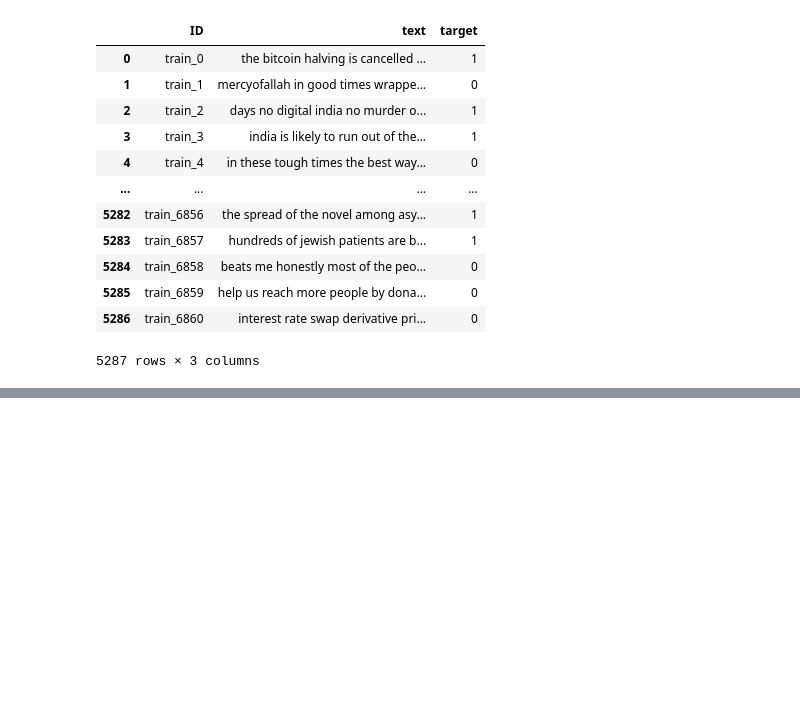
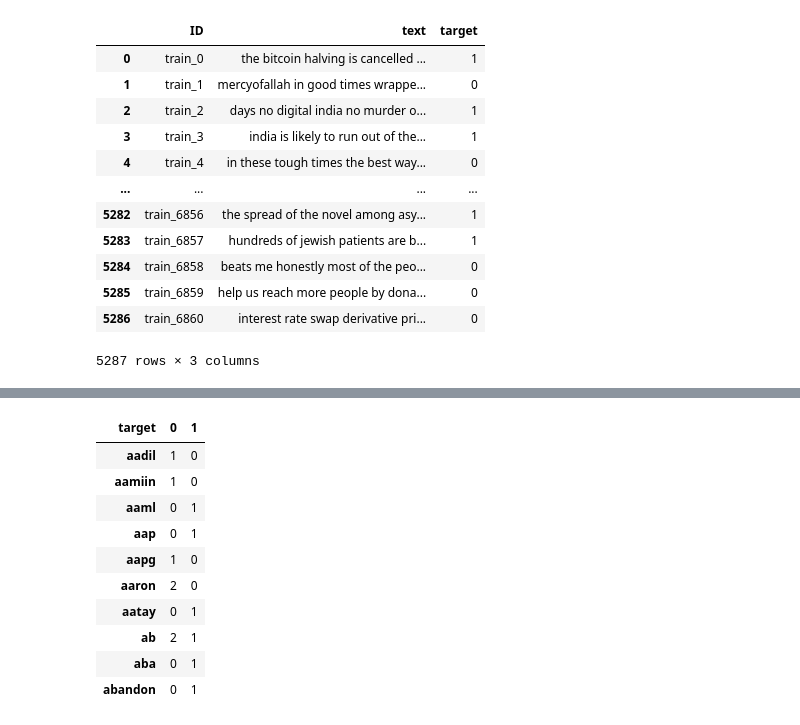
Before and after one commit to MugoChege/Liver-and-Tweets, a Jupyter notebook: tweets.ipynb, the cells around one changed output, grey strips where cells are left out. Saved outputs shown, nothing was run; the diff lists cells and outputs as text; code cells hidden in the pictures; blank space fills up the shorter version.

```diff
--- a/tweets.ipynb
+++ b/tweets.ipynb
@@ -106,0 +155,17 @@ data_dtm.shape
+# %%
+d = data_1.groupby(by=["target"]).sum()
+# %%
+data_1 = d.transpose()
+data_1.head(10 )
+# %% [output]
+| target | 0 | 1 |
+| aadil | 1 | 0 |
+| aamiin | 1 | 0 |
+| aaml | 0 | 1 |
+| aap | 0 | 1 |
+| aapg | 1 | 0 |
+| aaron | 2 | 0 |
+| aatay | 0 | 1 |
+| ab | 2 | 1 |
+| aba | 0 | 1 |
+| abandon | 0 | 1 |
```
Also changed, not shown: parts of 27 cells of this notebook.
